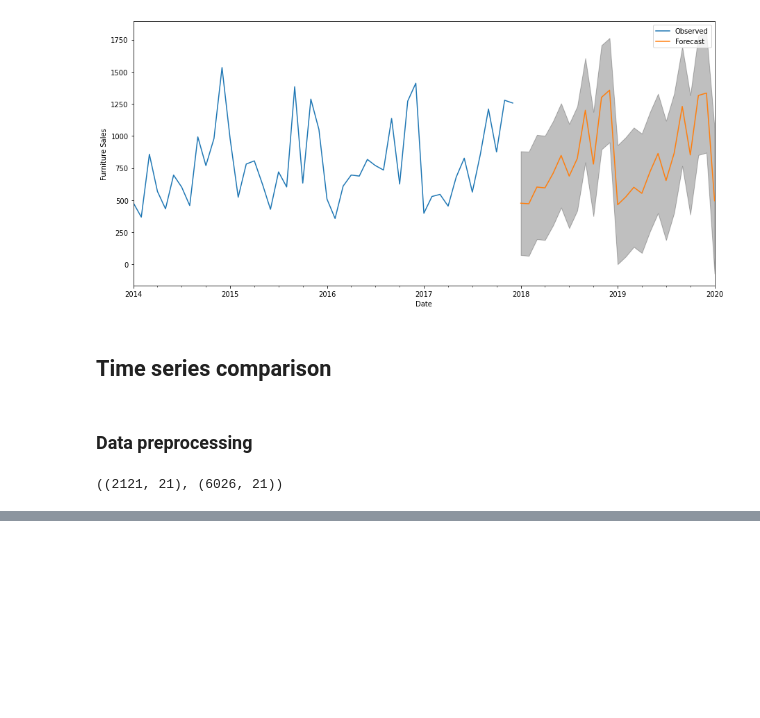
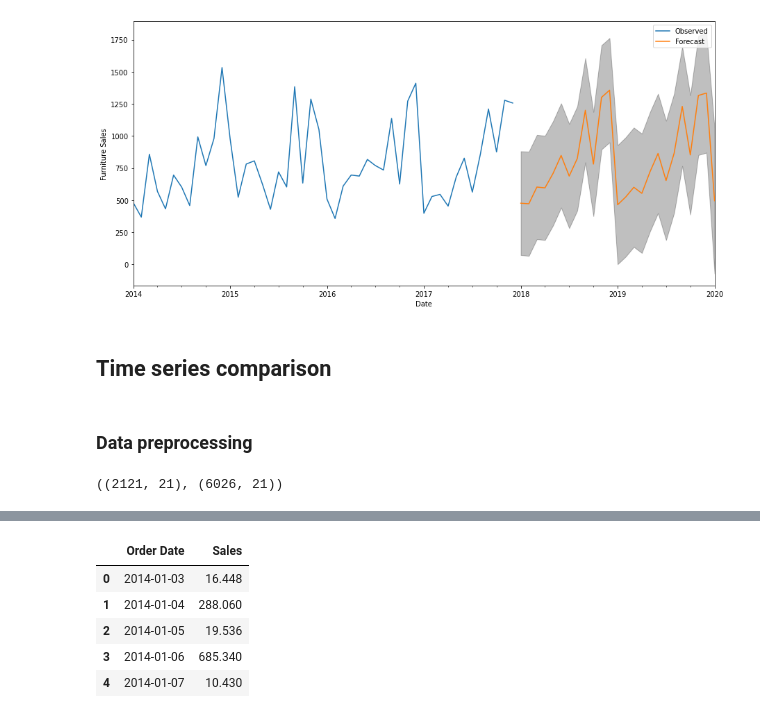
Before and after one commit to 3liud/Sales-forecast-using-time-series-data, a Jupyter notebook: sales_prediction.ipynb, the cells around one changed output, grey strips where cells are left out. Drawn from its saved outputs; the diff is of its cells as text; code cells hidden in the pictures; blank space fills up the shorter version.

```diff
--- a/sales_prediction.ipynb
+++ b/sales_prediction.ipynb
@@ -359,0 +389,10 @@ furniture.shape, office.shape
+# %%
+
+office.head()
+# %% [output]
+|  | Order Date | Sales |
+| 0 | 2014-01-03 | 16.448 |
+| 1 | 2014-01-04 | 288.060 |
+| 2 | 2014-01-05 | 19.536 |
+| 3 | 2014-01-06 | 685.340 |
+| 4 | 2014-01-07 | 10.430 |
```
Also changed, not shown: parts of 9 cells of this notebook.
